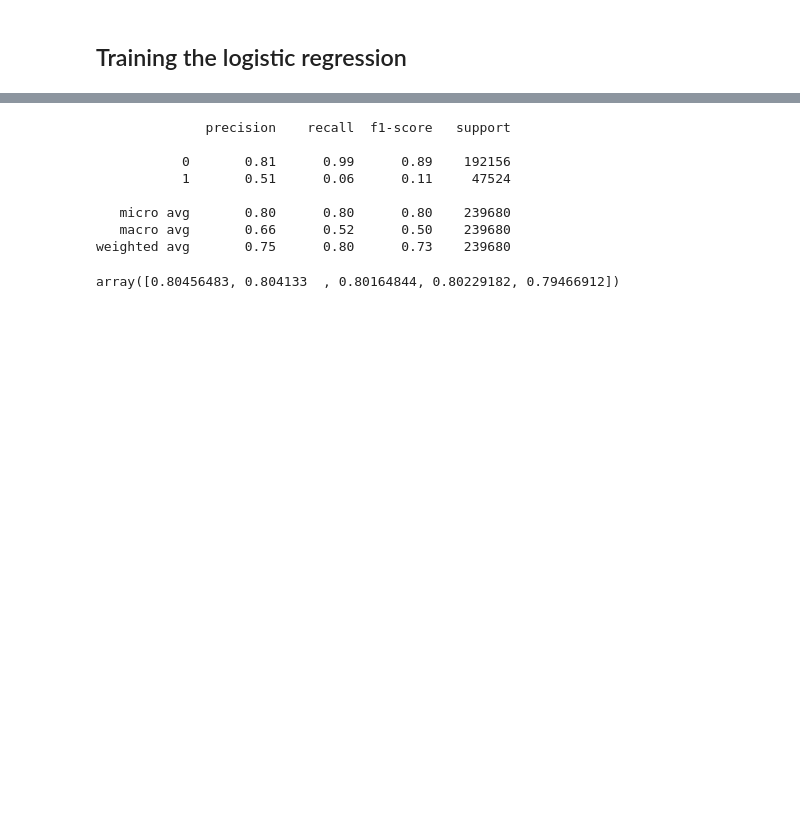
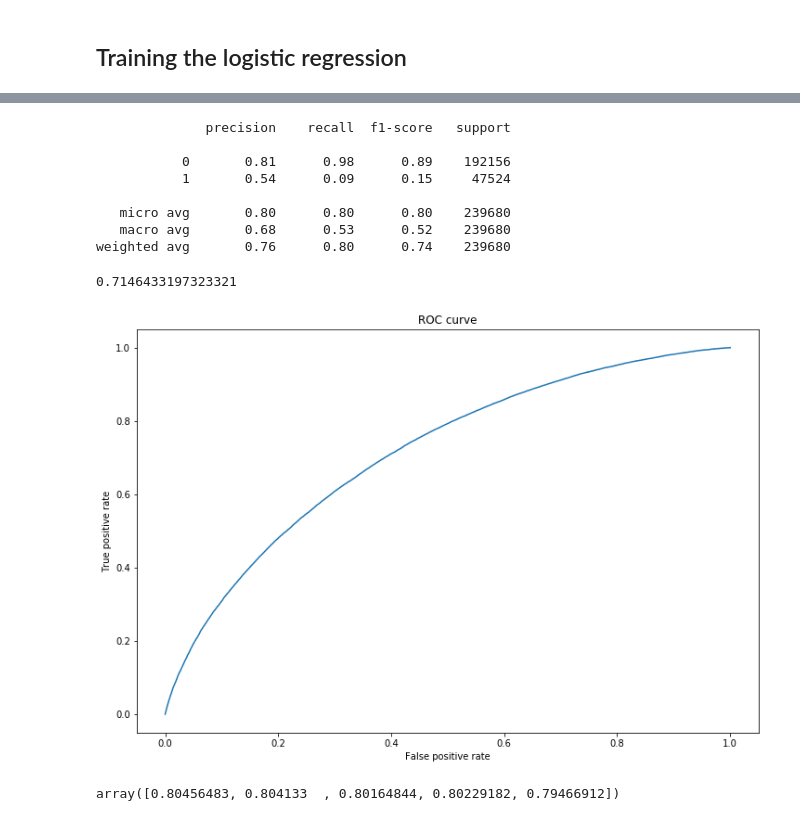
Before and after one commit to Tim3128/Credit_Risk, a Jupyter notebook: Lending_Club.ipynb, the cells around one changed output, grey strips where cells are left out. Saved outputs shown, nothing was run; the diff lists cells and outputs as text; code cells hidden in the pictures; blank space fills up the shorter version.

```diff
--- a/Lending_Club.ipynb
+++ b/Lending_Club.ipynb
@@ -243,7 +245,7 @@ X = df_dummies.drop("default", axis=1)
 y = df_dummies['default']
 X_train, X_test, y_train, y_test = train_test_split(X, y, test_size=0.3, random_state=42)
 # %%
-logmodel = LogisticRegression()
+logmodel = LogisticRegression(penalty='l1')
 logmodel.fit(X_train,y_train)
 # %% [output]
 LogisticRegression(C=1.0, class_weight=None, dual=False, fit_intercept=True,
@@ -257,13 +259,14 @@ logmodel.score(X_test, y_test)
 # %%
 y_hat = logmodel.predict(X_test)
+y_hat_probas = logmodel.predict_proba(X_test)
 # %%
 print(classification_report(y_test, y_hat))
 # %% [output]
               precision    recall  f1-score   support
 
-           0       0.81      0.99      0.89    192156
-           1       0.51      0.06      0.11     47524
+           0       0.81      0.98      0.89    192156
+           1       0.54      0.09      0.15     47524
 
    micro avg       0.80      0.80      0.80    239680
-   macro avg       0.66      0.52      0.50    239680
-weighted avg       0.75      0.80      0.73    239680
+   macro avg       0.68      0.53      0.52    239680
+weighted avg       0.76      0.80      0.74    239680
@@ -272,3 +273,17 @@ from sklearn.model_selection import cross_val_score
+# %%
+roc_auc_score(y_test, y_hat_probas[:,1])
+# %% [output]
+0.7146433197323321
+# %%
+fpr, tpr, thresholds = roc_curve(y_test, y_hat_probas[:,1])
+# %%
+plt.figure(figsize=(12,8))
+plt.plot(fpr,tpr);
+plt.title('ROC curve')
+plt.xlabel('False positive rate')
+plt.ylabel('True positive rate');
+# %% [output]
+[figure, added]
 # %%
 scores = cross_val_score(logmodel, X, y, cv=5)
 # %%
```
Also changed, not shown: parts of 4 cells of this notebook.
